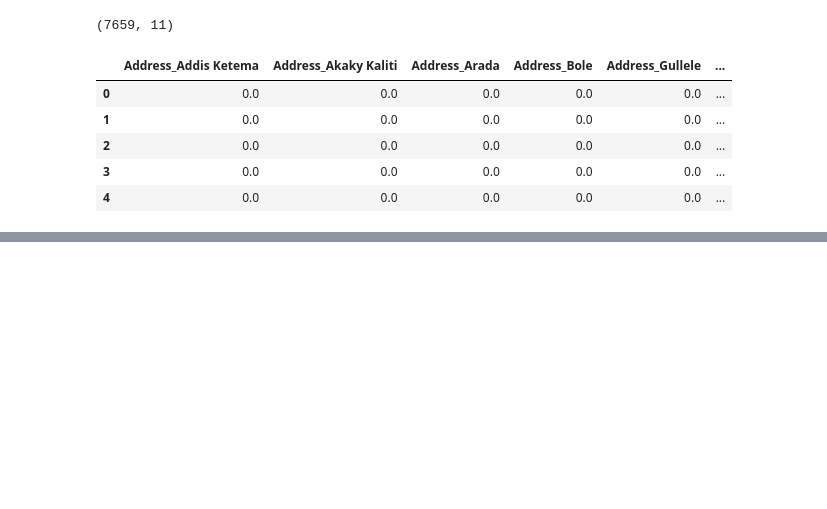
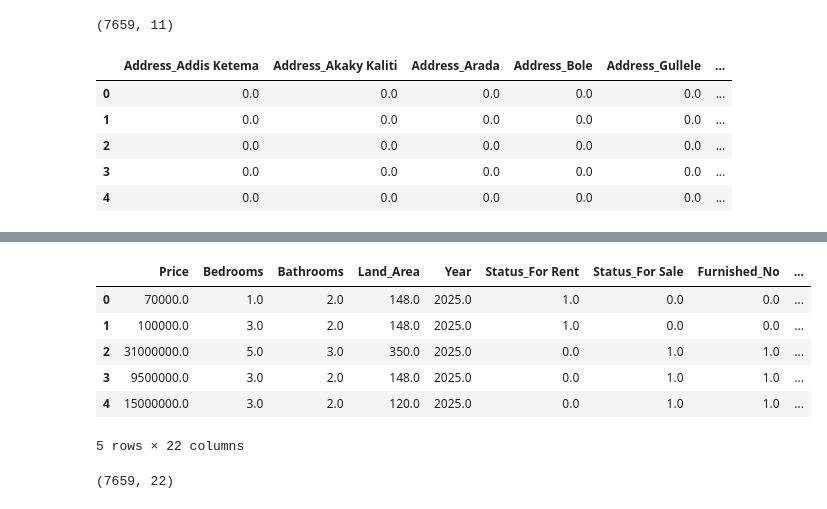
Before and after one commit to RevoEstate/PricePrediction, a Jupyter notebook: FinalChecki.ipynb, the cells around one changed output, grey strips where cells are left out. Saved outputs shown, nothing was run; the diff lists cells and outputs as text; code cells hidden in the pictures; blank space fills up the shorter version.

Commit message:
finally encoded

```diff
--- a/FinalChecki.ipynb
+++ b/FinalChecki.ipynb
@@ -243,0 +252,6 @@ dataset.head(5)
+# %%
+from sklearn.preprocessing import OneHotEncoder
+Property_Typeonehot=OneHotEncoder(sparse_output=False)
+encodedProperty_Type=Property_Typeonehot.fit_transform(dataset[["Property_Type"]])
+encodedProperty_Type=pd.DataFrame(encodedProperty_Type,columns=Property_Typeonehot.get_feature_names_out(["Property_Type"]))
+encodedProperty_Type[:5]
@@ -243,0 +265,21 @@ dataset.head(5)
+# %%
+#saving onehot fo reusability
+import joblib
+joblib.dump(Property_Typeonehot, 'Property_Typeonehot_encoder.pkl')
+
+dataset = dataset.drop(columns=['Property_Type'])
+# %%
+dataset = pd.concat([dataset, encodedProperty_Type], axis=1)
+dataset.head(5)
+# %% [output]
+|  | Price | Bedrooms | Bathrooms | Land_Area | Year | Status_For Rent | Status_For Sale | Furnished_No | ... |
+| 0 | 70000.0 | 1.0 | 2.0 | 148.0 | 2025.0 | 1.0 | 0.0 | 0.0 | ... |
+| 1 | 100000.0 | 3.0 | 2.0 | 148.0 | 2025.0 | 1.0 | 0.0 | 0.0 | ... |
+| 2 | 31000000.0 | 5.0 | 3.0 | 350.0 | 2025.0 | 0.0 | 1.0 | 1.0 | ... |
+| 3 | 9500000.0 | 3.0 | 2.0 | 148.0 | 2025.0 | 0.0 | 1.0 | 1.0 | ... |
+| 4 | 15000000.0 | 3.0 | 2.0 | 120.0 | 2025.0 | 0.0 | 1.0 | 1.0 | ... |
+5 rows × 22 columns
+# %%
+dataset.shape
+# %% [output]
+(7659, 22)
```
Also changed, not shown: parts of 3 cells of this notebook, 3 other files.
